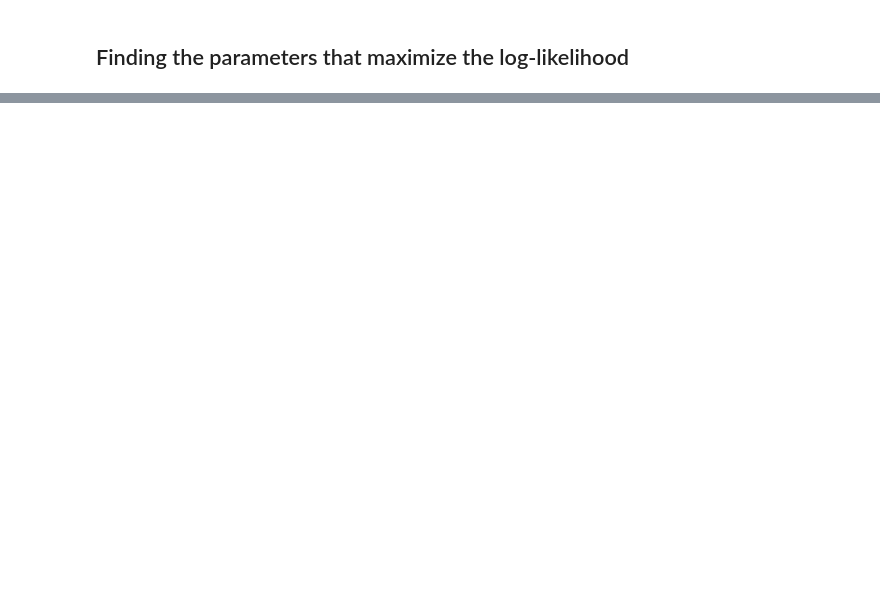
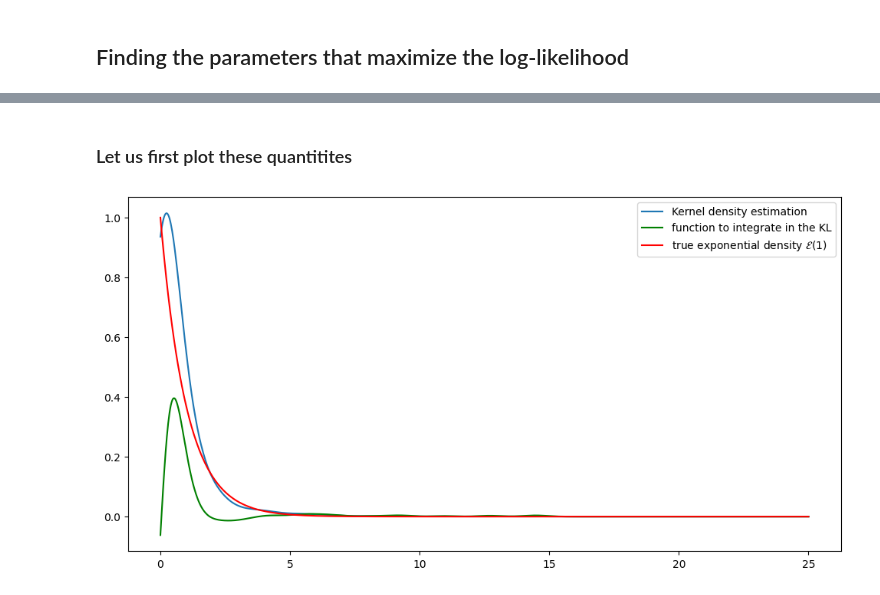
Before and after one commit to elfirdoussilab1/Hawkes-Process, a Jupyter notebook: Project 2.ipynb, the cells around one changed output, grey strips where cells are left out. Cells and saved outputs as stored; diff of their text form; code cells hidden in the pictures; blank space fills up the shorter version.

```diff
--- a/Project 2.ipynb
+++ b/Project 2.ipynb
@@ -124,0 +210,39 @@ the maximum is : 2368933.7167158555
+# %%
+# The Kernel density estimation
+def kde_gauss(X, h, t):
+    """
+    X : the list of random variables
+    h : the window size
+    t : the instant in which we want to compute the estimation
+    """
+    N = len(X)
+    s = 0
+    for i in range(N):
+        s += np.exp(-(X[i] - t)**2 / h**2)
+    return s /(N * h)
+
+def KL(X, h):
+    g = lambda x: (np.log(kde_gauss(X, h, x)) + x) * kde_gauss(X, h, x)
+    return integrate.quad(g, 0, 20)[0]
+
+def fct(X, h, t):
+    return (np.log(kde_gauss(X, h, t)) + t) * kde_gauss(X, h, t)
+# %% [markdown]
+### Let us first plot these quantitites
+# %%
+# Plotting the kernel density estimation
+h = 0.7
+plt.figure(figsize=(12, 6))
+t = np.linspace(0, 25, 1000)
+plt.plot(t, kde_gauss(inter, h, t), label = 'Kernel density estimation')
+
+# Plotting the quantity inside the integral of the KL
+plt.plot(t, fct(inter, h, t), c = 'g', label = 'function to integrate in the KL')
+
+# Plotting the true exponential density
+f = lambda x: np.exp(-x)
+plt.plot(t, f(t), c = 'r', label = 'true exponential density $\mathcal{E}(1)$')
+plt.legend()
+plt.show()
+# %% [output]
+[figure, added]
```
Also changed, not shown: parts of 34 cells of this notebook.
